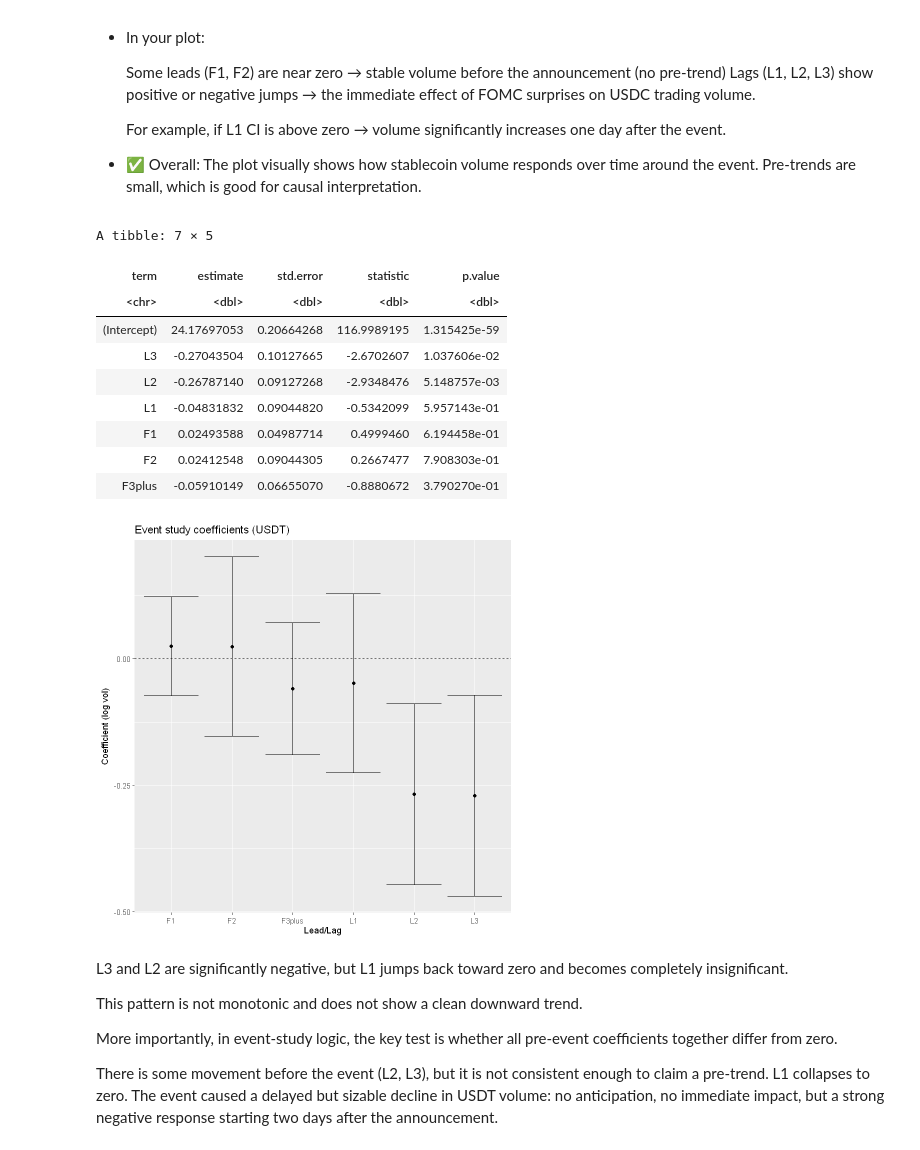
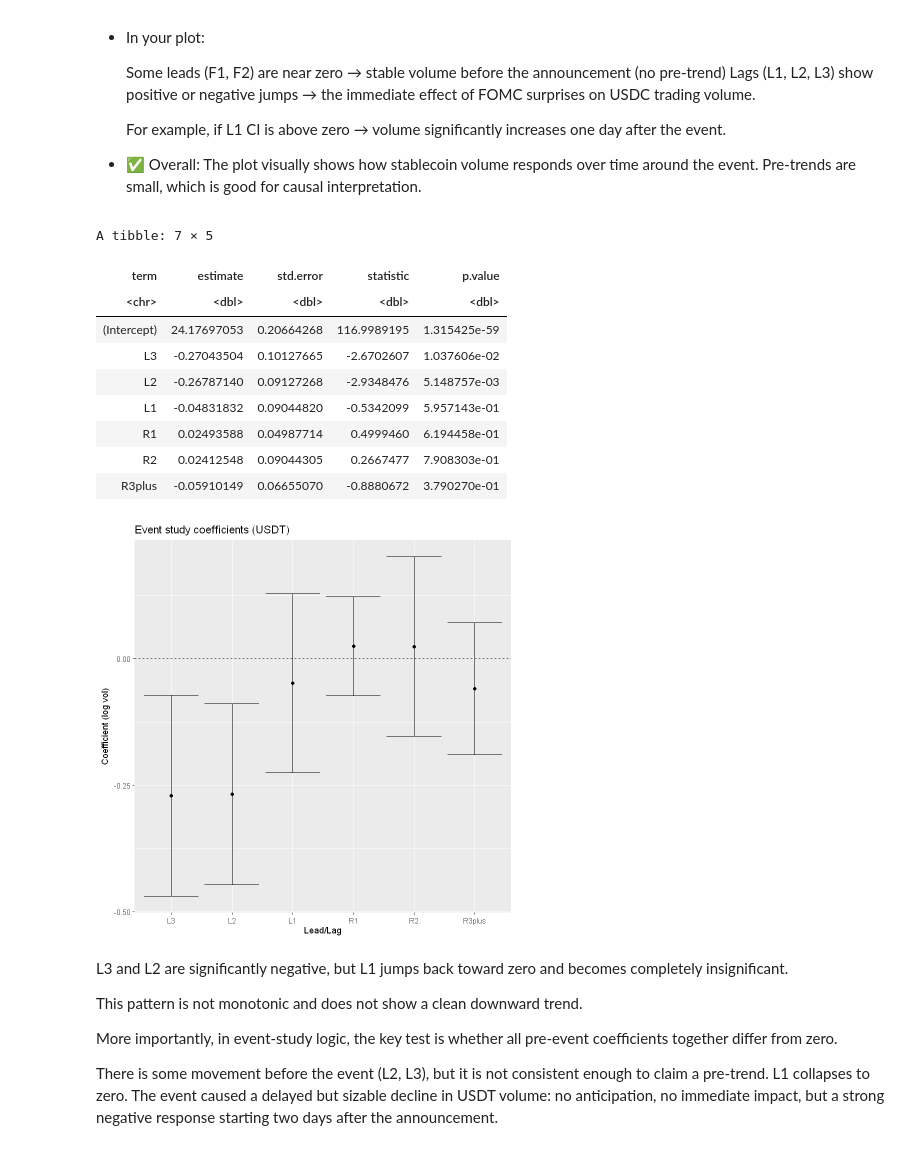
Before and after one commit to Speculatorrr/Stablecoin, a Jupyter notebook: project.ipynb, the cells around one changed output. Cells and saved outputs as stored; diff of their text form; code cells hidden in the pictures.

Commit message:
event plot

```diff
--- a/project.ipynb
+++ b/project.ipynb
@@ -300,8 +300,8 @@ ann_windows2 <- ann_windows %>%
      Z == -2 ~ "L2",
      Z == -1 ~ "L1",
      Z == 0  ~ "0",
-     Z == 1  ~ "F1",
-     Z == 2  ~ "F2",
+     Z == 1  ~ "R1",
+     Z == 2  ~ "R2",
      Z >= 3  ~ "3_or_more"
   ))
 
@@ -311,15 +311,16 @@ ann_windows3 <- ann_windows2 %>%
   mutate(L3 = as.integer(Z == -3),
          L2 = as.integer(Z == -2),
          L1 = as.integer(Z == -1),
-         F1 = as.integer(Z == 1),
-         F2 = as.integer(Z == 2),
-         F3plus = as.integer(Z >= 3))
+         R1 = as.integer(Z == 1),
+         R2 = as.integer(Z == 2),
+         R3plus = as.integer(Z >= 3))
 
-evt_usdc <- feols(log_vol_usdc ~ L3 + L2 + L1 + F1 + F2 + F3plus | 0, cluster = ~fomc_id, data = ann_windows3)
+evt_usdc <- feols(log_vol_usdc ~ L3 + L2 + L1 + R1 + R2 + R3plus | 0, cluster = ~fomc_id, data = ann_windows3)
 coefs <- broom::tidy(evt_usdc)
 # plot with ggplot
 coefs %>%
-  filter(term %in% c("L3","L2","L1","F1","F2","F3plus")) %>%
+  filter(term %in% c("L3","L2","L1","R1","R2","R3plus")) %>%
+  mutate(term = factor(term, levels = c("L3","L2","L1","R1","R2","R3plus"))) %>%
   ggplot(aes(x = term, y = estimate)) +
    geom_point() + geom_errorbar(aes(ymin=estimate - 1.96*std.error, ymax=estimate + 1.96*std.error)) +
    geom_hline(yintercept = 0, linetype = "dashed") +
@@ -354,29 +355,30 @@ A tibble: 7 × 5
 
 - ✅ Overall: The plot visually shows how stablecoin volume responds over time around the event. Pre-trends are small, which is good for causal interpretation.
 # %%
-evt_usdt <- feols(log_vol_usdt ~ L3 + L2 + L1 + F1 + F2 + F3plus | 0, cluster = ~fomc_id, data = ann_windows3)
+evt_usdt <- feols(log_vol_usdt ~ L3 + L2 + L1 + R1 + R2 + R3plus | 0, cluster = ~fomc_id, data = ann_windows3)
 coefs_t <- broom::tidy(evt_usdt)
 # plot with ggplot
 coefs_t %>%
-  filter(term %in% c("L3","L2","L1","F1","F2","F3plus")) %>%
+  filter(term %in% c("L3","L2","L1","R1","R2","R3plus")) %>%
+  mutate(term = factor(term, levels = c("L3","L2","L1","R1","R2","R3plus"))) %>%
   ggplot(aes(x = term, y = estimate)) +
    geom_point() + geom_errorbar(aes(ymin=estimate - 1.96*std.error, ymax=estimate + 1.96*std.error)) +
    geom_hline(yintercept = 0, linetype = "dashed") +
    labs(title="Event study coefficients (USDT)", y="Coefficient (log vol)", x="Lead/Lag")
 
 coefs_t
 # %% [output]
 A tibble: 7 × 5
 | term | estimate | std.error | statistic | p.value |
 | <chr> | <dbl> | <dbl> | <dbl> | <dbl> |
 | (Intercept) | 24.17697053 | 0.20664268 | 116.9989195 | 1.315425e-59 |
 | L3 | -0.27043504 | 0.10127665 | -2.6702607 | 1.037606e-02 |
 | L2 | -0.26787140 | 0.09127268 | -2.9348476 | 5.148757e-03 |
 | L1 | -0.04831832 | 0.09044820 | -0.5342099 | 5.957143e-01 |
-| F1 | 0.02493588 | 0.04987714 | 0.4999460 | 6.194458e-01 |
-| F2 | 0.02412548 | 0.09044305 | 0.2667477 | 7.908303e-01 |
-| F3plus | -0.05910149 | 0.06655070 | -0.8880672 | 3.790270e-01 |
+| R1 | 0.02493588 | 0.04987714 | 0.4999460 | 6.194458e-01 |
+| R2 | 0.02412548 | 0.09044305 | 0.2667477 | 7.908303e-01 |
+| R3plus | -0.05910149 | 0.06655070 | -0.8880672 | 3.790270e-01 |
-[figure, old version]
+[figure, new version]
 # %% [markdown]
 L3 and L2 are significantly negative, but L1 jumps back toward zero and becomes completely insignificant.
 
```
Also changed, not shown: parts of 1 cell of this notebook.
